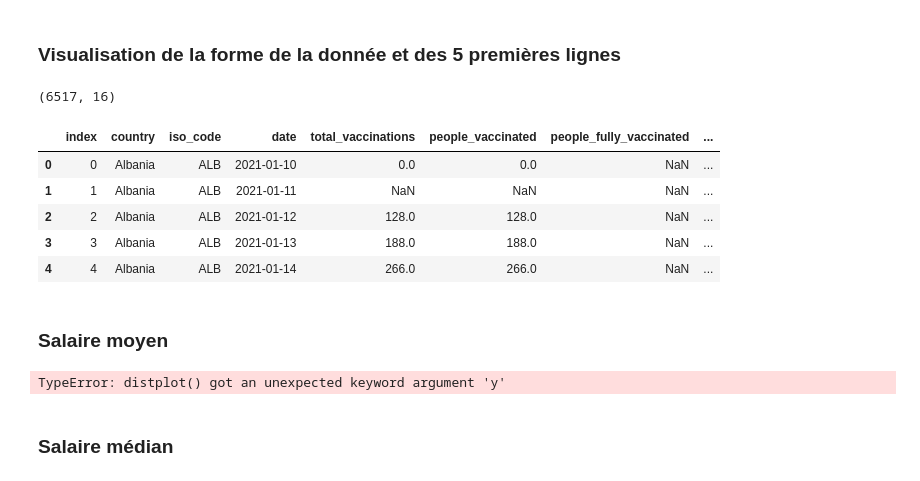
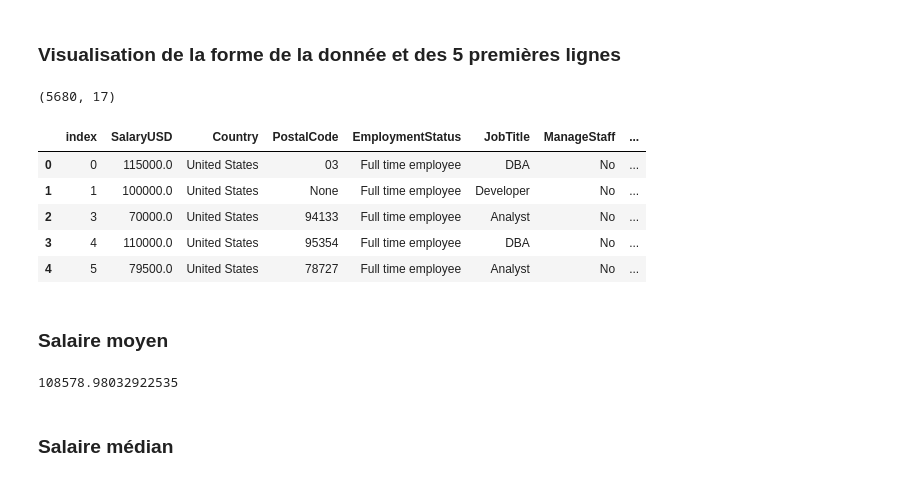
Before and after one commit to ATelders/american_dream, a Jupyter notebook: notebook/Career_visualization.ipynb, the cells around one changed output. Saved outputs shown, nothing was run; the diff lists cells and outputs as text; code cells hidden in the pictures.

```diff
--- a/notebook/Career_visualization.ipynb
+++ b/notebook/Career_visualization.ipynb
@@ -23,32 +23,28 @@ Setup Complete
 # %% [markdown]
 ### Importation de la table excel depuis sql
 # %%
-df = pd.read_sql("vaccinations",con=connect)
+excel_data = pd.read_sql("excel_table_v1.0",con=connect)
 # %% [markdown]
 ### Visualisation de la forme de la donnée et des 5 premières lignes
 # %%
-df.shape
+excel_data.shape
 # %% [output]
-(6517, 16)
+(5680, 17)
 # %%
-df.head()
+excel_data.head()
 # %% [output]
-|  | index | country | iso_code | date | total_vaccinations | people_vaccinated | people_fully_vaccinated | ... |
-| 0 | 0 | Albania | ALB | 2021-01-10 | 0.0 | 0.0 | NaN | ... |
-| 1 | 1 | Albania | ALB | 2021-01-11 | NaN | NaN | NaN | ... |
-| 2 | 2 | Albania | ALB | 2021-01-12 | 128.0 | 128.0 | NaN | ... |
-| 3 | 3 | Albania | ALB | 2021-01-13 | 188.0 | 188.0 | NaN | ... |
-| 4 | 4 | Albania | ALB | 2021-01-14 | 266.0 | 266.0 | NaN | ... |
+|  | index | SalaryUSD | Country | PostalCode | EmploymentStatus | JobTitle | ManageStaff | ... |
+| 0 | 0 | 115000.0 | United States | 03 | Full time employee | DBA | No | ... |
+| 1 | 1 | 100000.0 | United States | None | Full time employee | Developer | No | ... |
+| 2 | 3 | 70000.0 | United States | 94133 | Full time employee | Analyst | No | ... |
+| 3 | 4 | 110000.0 | United States | 95354 | Full time employee | DBA | No | ... |
+| 4 | 5 | 79500.0 | United States | 78727 | Full time employee | Analyst | No | ... |
 # %% [markdown]
 ### Salaire moyen
-# %%
-vac_sum = df.groupby('country')['daily_vaccinations'].sum()
-
-plt.figure(figsize=(16,30))
-
-sns.distplot(x=vac_sum.values, y=vac_sum.index)
-# %% [output]
-TypeError: distplot() got an unexpected keyword argument 'y'
+# %%
+excel_data['SalaryUSD'].mean()
+# %% [output]
+108578.98032922535
 # %% [markdown]
 ### Salaire médian
 # %%
```
Also changed, not shown: parts of 1 cell of this notebook, 3 other files.
